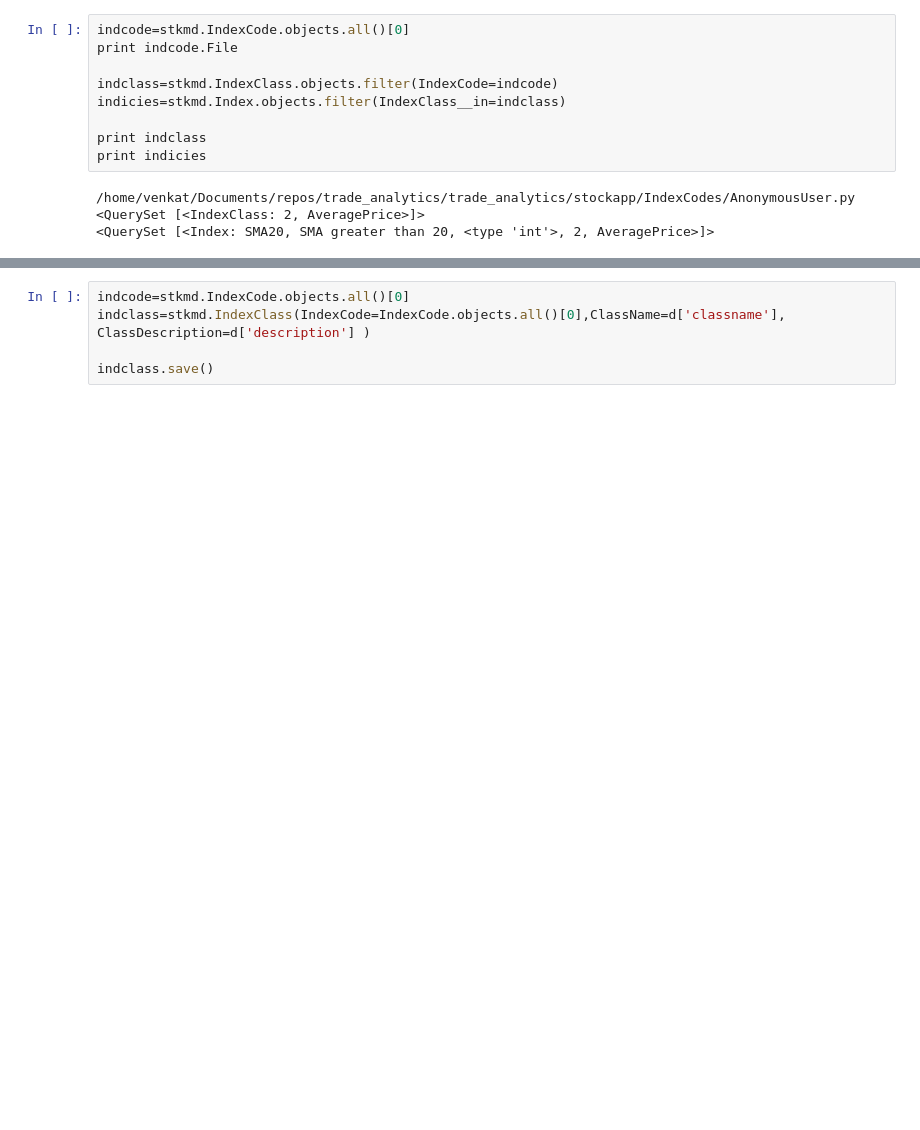
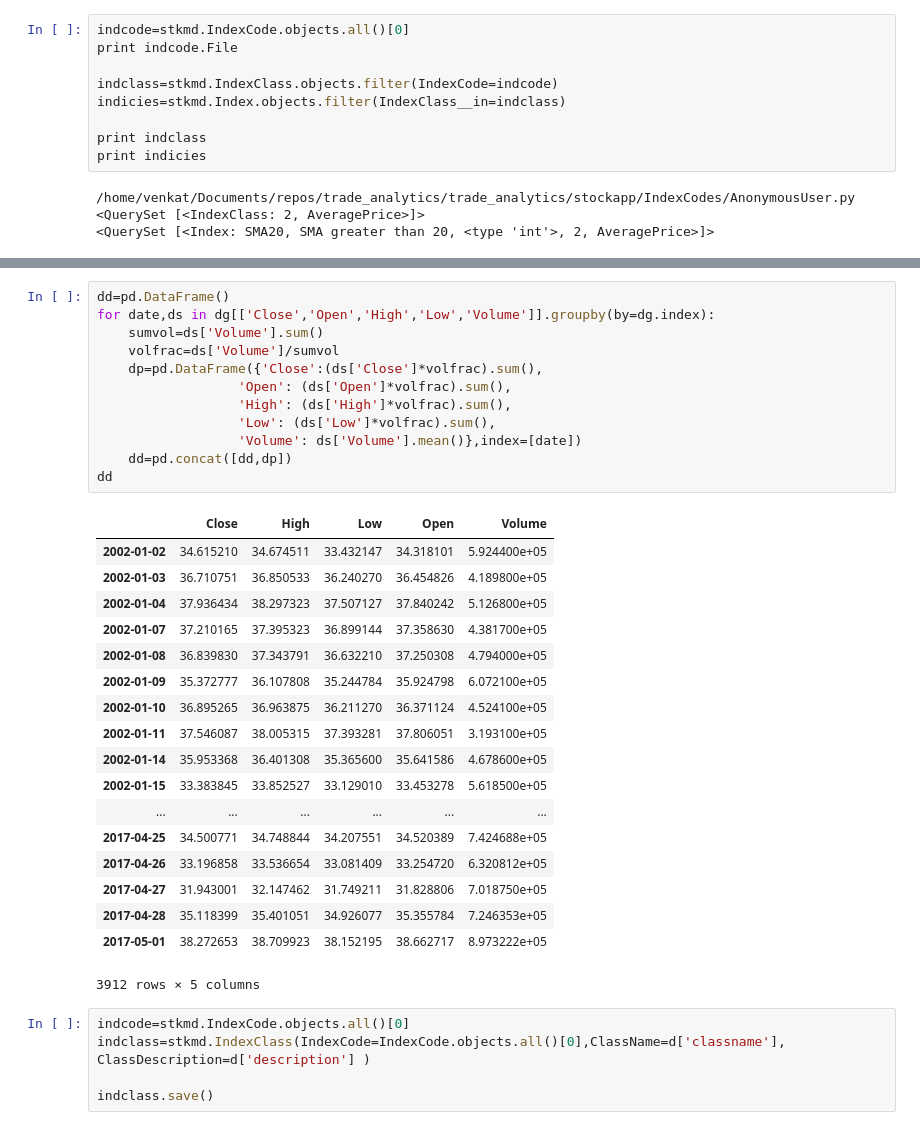
Before and after one commit to ajmal017/trade_analytics, a Jupyter notebook: trade_analytics/trade_analytics.ipynb, the cells around one changed output, grey strips where cells are left out. Cells and saved outputs as stored; diff of their text form; blank space fills up the shorter version.

```diff
--- a/trade_analytics/trade_analytics.ipynb
+++ b/trade_analytics/trade_analytics.ipynb
@@ -68,3 +221,34 @@ stkmd.Index.objects.all()
+# %%
+dd=pd.DataFrame()
+for date,ds in dg[['Close','Open','High','Low','Volume']].groupby(by=dg.index):
+    sumvol=ds['Volume'].sum()
+    volfrac=ds['Volume']/sumvol
+    dp=pd.DataFrame({'Close':(ds['Close']*volfrac).sum(),
+                  'Open': (ds['Open']*volfrac).sum(),
+                  'High': (ds['High']*volfrac).sum(),
+                  'Low': (ds['Low']*volfrac).sum(),
+                  'Volume': ds['Volume'].mean()},index=[date])
+    dd=pd.concat([dd,dp])
+dd
+# %% [output]
+|  | Close | High | Low | Open | Volume |
+| 2002-01-02 | 34.615210 | 34.674511 | 33.432147 | 34.318101 | 5.924400e+05 |
+| 2002-01-03 | 36.710751 | 36.850533 | 36.240270 | 36.454826 | 4.189800e+05 |
+| 2002-01-04 | 37.936434 | 38.297323 | 37.507127 | 37.840242 | 5.126800e+05 |
+| 2002-01-07 | 37.210165 | 37.395323 | 36.899144 | 37.358630 | 4.381700e+05 |
+| 2002-01-08 | 36.839830 | 37.343791 | 36.632210 | 37.250308 | 4.794000e+05 |
+| 2002-01-09 | 35.372777 | 36.107808 | 35.244784 | 35.924798 | 6.072100e+05 |
+| 2002-01-10 | 36.895265 | 36.963875 | 36.211270 | 36.371124 | 4.524100e+05 |
+| 2002-01-11 | 37.546087 | 38.005315 | 37.393281 | 37.806051 | 3.193100e+05 |
+| 2002-01-14 | 35.953368 | 36.401308 | 35.365600 | 35.641586 | 4.678600e+05 |
+| 2002-01-15 | 33.383845 | 33.852527 | 33.129010 | 33.453278 | 5.618500e+05 |
+| ... | ... | ... | ... | ... | ... |
+| 2017-04-25 | 34.500771 | 34.748844 | 34.207551 | 34.520389 | 7.424688e+05 |
+| 2017-04-26 | 33.196858 | 33.536654 | 33.081409 | 33.254720 | 6.320812e+05 |
+| 2017-04-27 | 31.943001 | 32.147462 | 31.749211 | 31.828806 | 7.018750e+05 |
+| 2017-04-28 | 35.118399 | 35.401051 | 34.926077 | 35.355784 | 7.246353e+05 |
+| 2017-05-01 | 38.272653 | 38.709923 | 38.152195 | 38.662717 | 8.973222e+05 |
+3912 rows × 5 columns
 # %%
 indcode=stkmd.IndexCode.objects.all()[0]
 indclass=stkmd.IndexClass(IndexCode=IndexCode.objects.all()[0],ClassName=d['classname'], ClassDescription=d['description'] )
```
Also changed, not shown: parts of 23 cells of this notebook, 12 other files.
